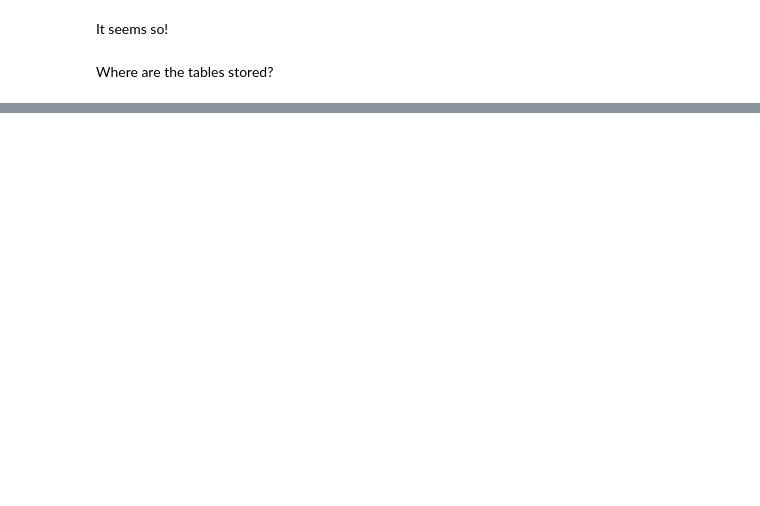
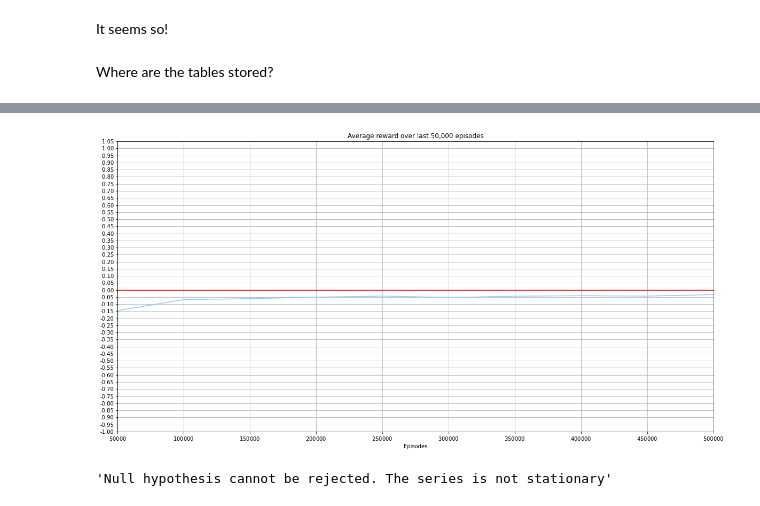
Before and after one commit to Xavi-Linux/Fatjack, a Jupyter notebook: Montecarlo.ipynb, the cells around one changed output, grey strips where cells are left out. Cells and saved outputs as stored; diff of their text form; code cells hidden in the pictures; blank space fills up the shorter version.

Commit message:
Montecarlo Control added to official notebook

```diff
--- a/Montecarlo.ipynb
+++ b/Montecarlo.ipynb
@@ -623,0 +654,17 @@ persisted_agent.list_saved_tables()
+# %%
+#Instead of subclassing MonteCarloPredictor, I use MonteCarloController:
+class Control(MontecarloController):
+
+    def follow_policy(self, observation, *args):
+        table_look_up = tuple(self.table_look_up(observation))
+        steps = max(np.sum(self.time_steps_counter[table_look_up][:]),1)
+        #Enforcing continous exploration
+        if np.random.random() > max(self.hyperparams['epsilon_min'],
+                                    self.hyperparams['epsilon_start'] * (self.hyperparams['epsilon_decay']**steps)):
+            action = np.argmax(self.table[table_look_up][:])
+        else:
+            action = np.random.choice(self.environment.action_space)
+
+        return action
+# %%
+controller = Control(env)
@@ -623,0 +683,6 @@ persisted_agent.list_saved_tables()
+# %%
+EPISODES = 500_000
+SHOW_EVERY = 100_000
+SAVE_EVERY =  None
+COLLECT_EVERY = 50_000
+results = run_experiment(env, controller, EPISODES, SHOW_EVERY, SAVE_EVERY, COLLECT_EVERY)
@@ -623,0 +707,8 @@ persisted_agent.list_saved_tables()
+# %%
+plot_reward_time_series(range(COLLECT_EVERY, EPISODES+1, COLLECT_EVERY),results);
+# %% [output]
+[figure, added]
+# %%
+dickey_fuller(results)
+# %% [output]
+'Null hypothesis cannot be rejected. The series is not stationary'
```
Also changed, not shown: parts of 32 cells of this notebook.
